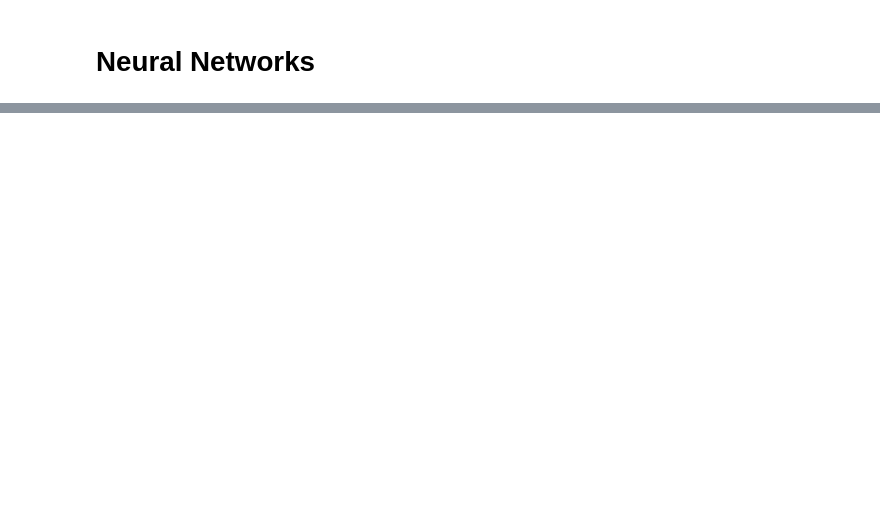
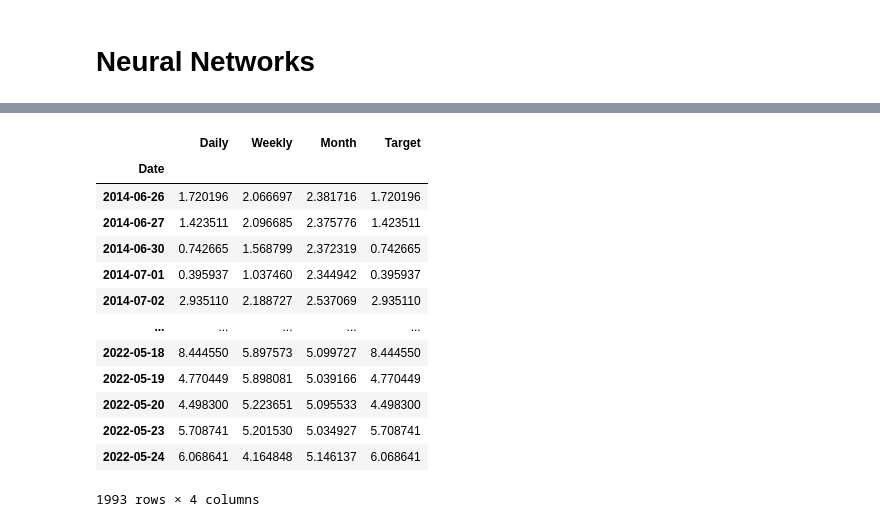
Before and after one commit to Samhith-Thinkartha/ML_Stub, a Jupyter notebook: VolatilityPrediction.ipynb, the cells around one changed output, grey strips where cells are left out. Saved outputs shown, nothing was run; the diff lists cells and outputs as text; code cells hidden in the pictures; blank space fills up the shorter version.

```diff
--- a/VolatilityPrediction.ipynb
+++ b/VolatilityPrediction.ipynb
@@ -302,0 +321,11 @@ nn_forecast_df.loc[[dt]].values[0].item()
+# %%
+rv_daily = ret.rolling(2).std()
+rv_weekly = ret.rolling(5).std()
+rv_monthly = ret.rolling(22).std()
+# %%
+rv_df = pd.DataFrame()
+rv_df['Daily'] = rv_daily
+rv_df['Weekly'] = rv_weekly
+rv_df['Month'] = rv_monthly
+rv_df = rv_df.dropna()
+rv_df
@@ -302,0 +347,35 @@ nn_forecast_df.loc[[dt]].values[0].item()
+# %%
+import statsmodels.api as sm
+
+rv_df["Target"] = rv_df["Daily"]
+rv_df.dropna(inplace = True)
+
+# #Scale the data
+rv_scaled = (rv_df-rv_df.min())/(rv_df.max()-rv_df.min())
+
+# #Add constant c
+rv_scaled = sm.add_constant(rv_scaled)
+
+#Split train and test sets and fit to the model
+X = rv_scaled.drop("Target", axis = 1)
+y = rv_scaled["Target"]
+split = len(X) - n
+X_train, X_test = X[:split], X[split:]
+y_train, y_test = y[:split], y[split:]
+# %%
+rv_df
+# %% [output]
+|  | Daily | Weekly | Month | Target |
+| Date |  |  |  |  |
+| 2014-06-26 | 1.720196 | 2.066697 | 2.381716 | 1.720196 |
+| 2014-06-27 | 1.423511 | 2.096685 | 2.375776 | 1.423511 |
+| 2014-06-30 | 0.742665 | 1.568799 | 2.372319 | 0.742665 |
+| 2014-07-01 | 0.395937 | 1.037460 | 2.344942 | 0.395937 |
+| 2014-07-02 | 2.935110 | 2.188727 | 2.537069 | 2.935110 |
+| ... | ... | ... | ... | ... |
+| 2022-05-18 | 8.444550 | 5.897573 | 5.099727 | 8.444550 |
+| 2022-05-19 | 4.770449 | 5.898081 | 5.039166 | 4.770449 |
+| 2022-05-20 | 4.498300 | 5.223651 | 5.095533 | 4.498300 |
+| 2022-05-23 | 5.708741 | 5.201530 | 5.034927 | 5.708741 |
+| 2022-05-24 | 6.068641 | 4.164848 | 5.146137 | 6.068641 |
+1993 rows × 4 columns
```
Also changed, not shown: parts of 20 cells of this notebook.
